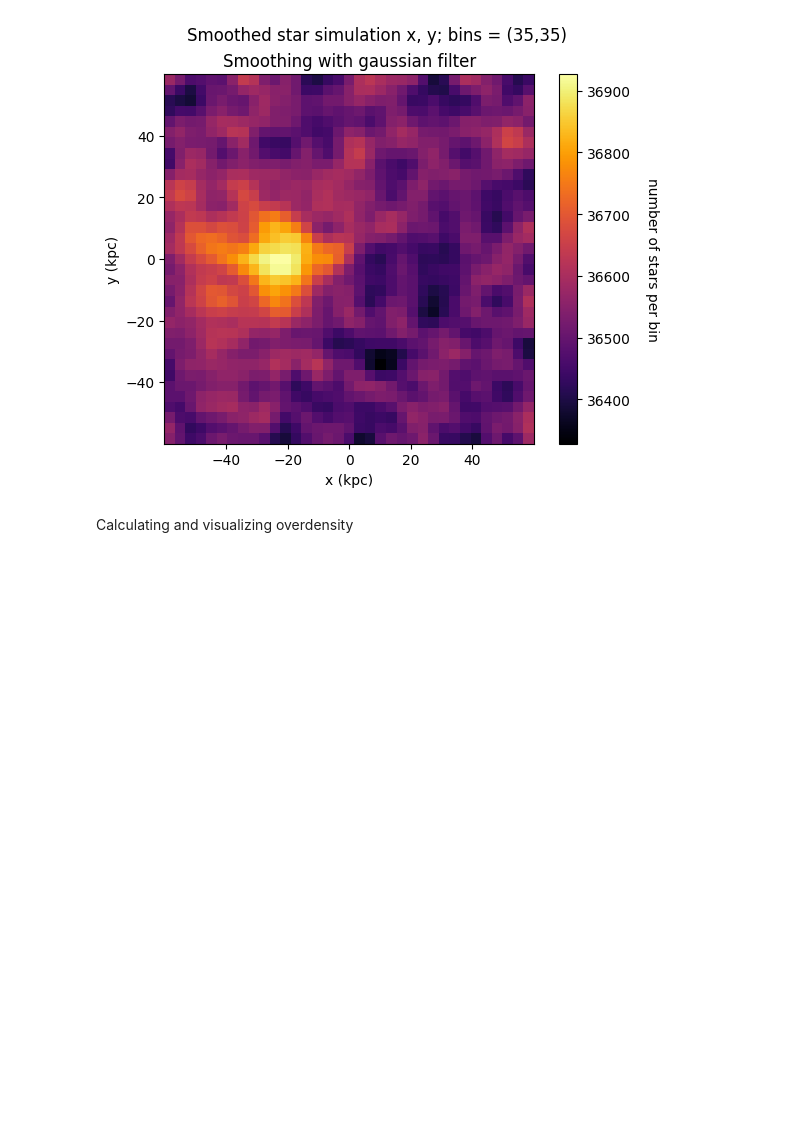
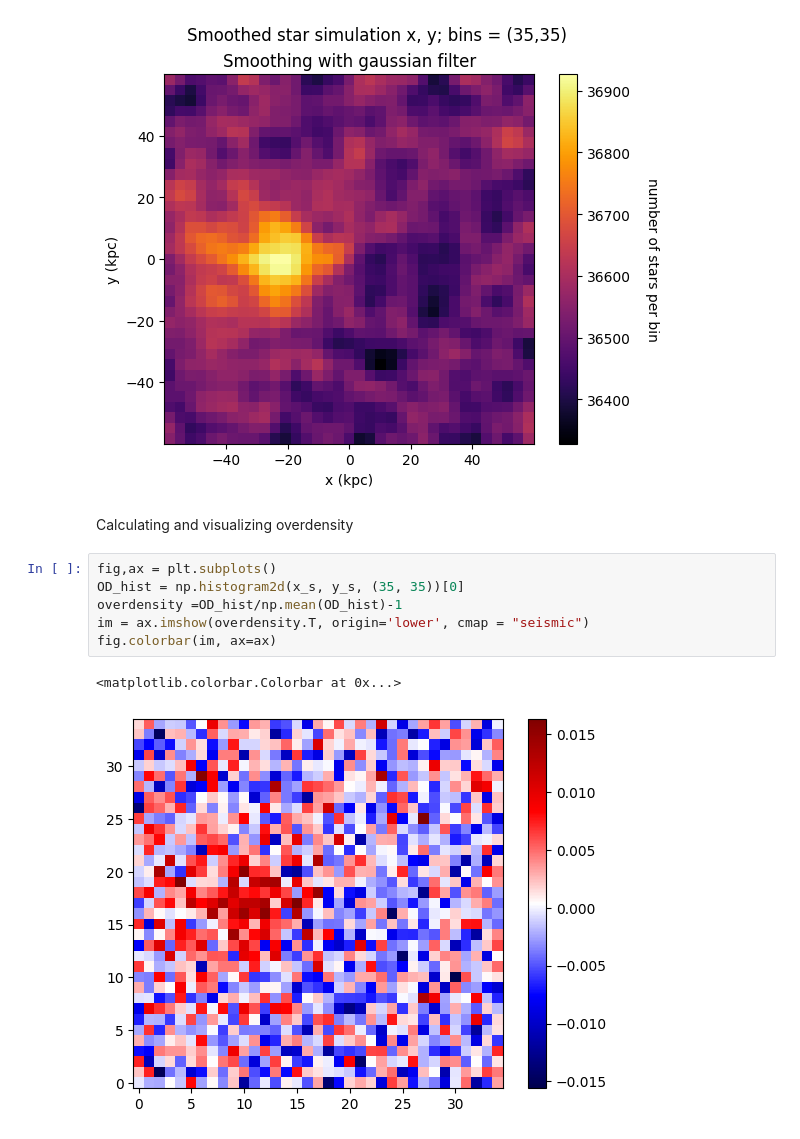
Before and after one commit to TheArchAstronomer/My_thesis, a Jupyter notebook: CDM_sim_viz.ipynb, the cells around one changed output. Cells and saved outputs as stored; diff of their text form; blank space fills up the shorter version.

```diff
--- a/CDM_sim_viz.ipynb
+++ b/CDM_sim_viz.ipynb
@@ -66,3 +66,12 @@ cmap.set_label('number of stars per bin', rotation=270, labelpad=20)
 [figure]
 # %% [markdown]
 Calculating and visualizing overdensity
+# %%
+fig,ax = plt.subplots()
+OD_hist = np.histogram2d(x_s, y_s, (35, 35))[0]
+overdensity =OD_hist/np.mean(OD_hist)-1
+im = ax.imshow(overdensity.T, origin='lower', cmap = "seismic")
+fig.colorbar(im, ax=ax)
+# %% [output]
+<matplotlib.colorbar.Colorbar at 0x...>
+[figure, added]
```
Also changed, not shown: parts of 1 cell of this notebook.
